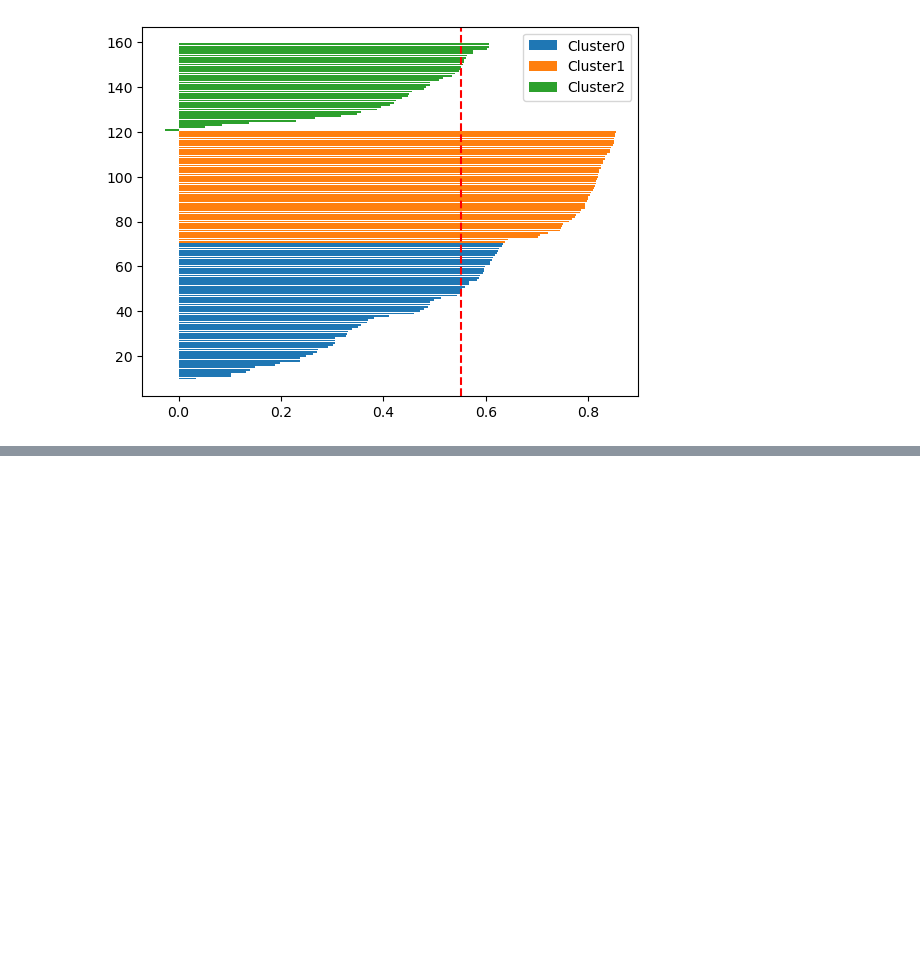
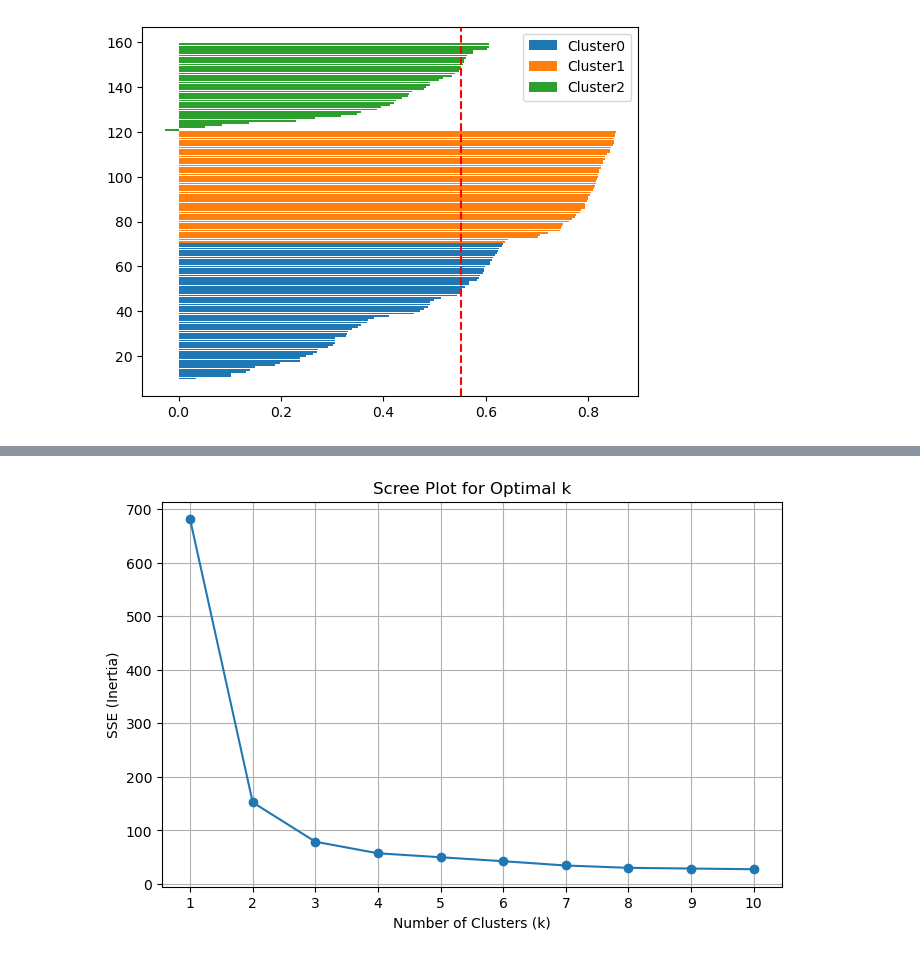
Before and after one commit to chanho0215/hipython, a Jupyter notebook: ml/8_KMeans.ipynb, the cells around one changed output, grey strips where cells are left out. Drawn from its saved outputs; the diff is of its cells as text; code cells hidden in the pictures; blank space fills up the shorter version.

Commit message:
k_means

```diff
--- a/ml/8_KMeans.ipynb
+++ b/ml/8_KMeans.ipynb
@@ -100,0 +106,9 @@ plt.show()
+# %%
+scree_df = iris_df[['sepal_length', 'sepal_width', 'petal_length', 'petal_width']]
+sse_values = []
+
+k_values = range(1, 11)
+for k in k_values:
+  kmeans = KMeans(n_clusters= k, init='k-means++' , max_iter=300, random_state=0)
+  kmeans.fit(scree_df)
+  sse_values.append(kmeans.inertia_)
@@ -100,0 +128,13 @@ plt.show()
+# %%
+import matplotlib.pyplot as plt
+
+plt.figure(figsize=(8,5))
+plt.plot(k_values, sse_values, marker='o')
+plt.xticks(k_values)
+plt.xlabel('Number of Clusters (k)')
+plt.ylabel('SSE (Inertia)')
+plt.title('Scree Plot for Optimal k')
+plt.grid(True)
+plt.show()
+# %% [output]
+[figure, added]
```
Also changed, not shown: parts of 3 cells of this notebook.
